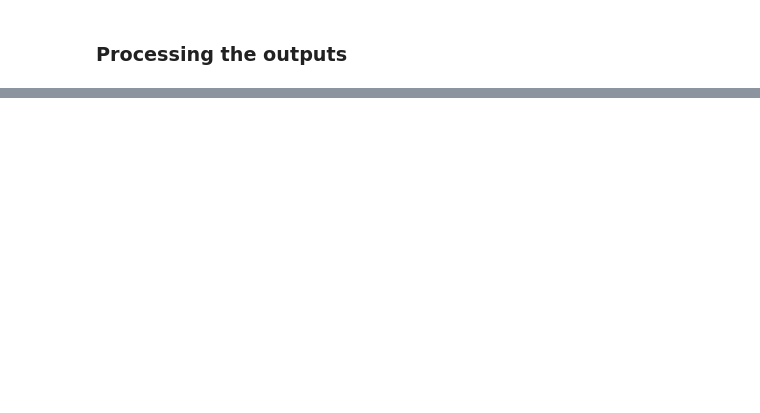
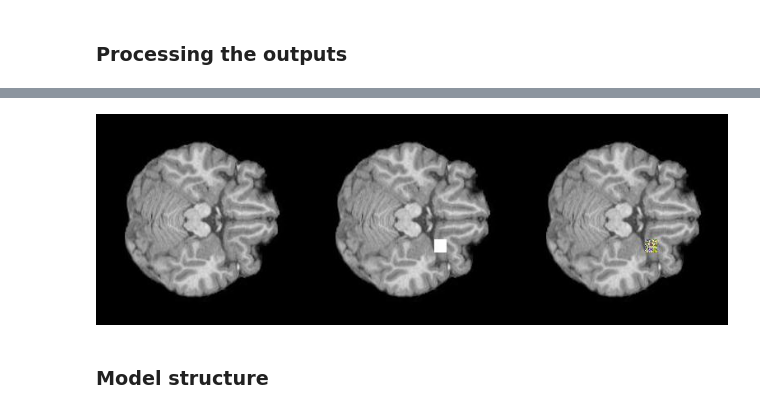
Before and after one commit to PavelBartenev/Palette-Image-to-Image-Diffusion-Models, a Jupyter notebook: inpainting_experiment.ipynb, the cells around one changed output, grey strips where cells are left out. Saved outputs shown, nothing was run; the diff lists cells and outputs as text; code cells hidden in the pictures; blank space fills up the shorter version.

```diff
--- a/inpainting_experiment.ipynb
+++ b/inpainting_experiment.ipynb
@@ -156,0 +218,26 @@ KeyboardInterrupt
+# %%
+files = os.listdir(test_dir)
+
+origs = sort_files([file for file in files if 'GT' in file])
+masks = sort_files([file for file in files if 'Mask' in file])
+gens =  sort_files([file for file in files if 'Out' in file])
+# %%
+total_h = 256 * len(origs)
+total_w = 256 * 3
+# %%
+new_image = Image.new('RGB', (total_w, total_h), 'white')
+# %%
+triple_images = []
+h_offset = 0
+for orig, mask, gen in zip(origs, masks, gens):
+    new_image = Image.new('RGB', (256 * 3, 256), 'white')
+    new_image.paste(Image.open(os.path.join(test_dir, orig)), (0, 0))
+    new_image.paste(Image.open(os.path.join(test_dir, mask)), (256, 0))
+    new_image.paste(Image.open(os.path.join(test_dir, gen)),  (256*2, 0))
+    triple_images.append(new_image)
+# %%
+triple_images[0]
+# %% [output]
+[figure, added]
+# %% [markdown]
+### Model structure
```
Also changed, not shown: parts of 15 cells of this notebook, 8 other files.
